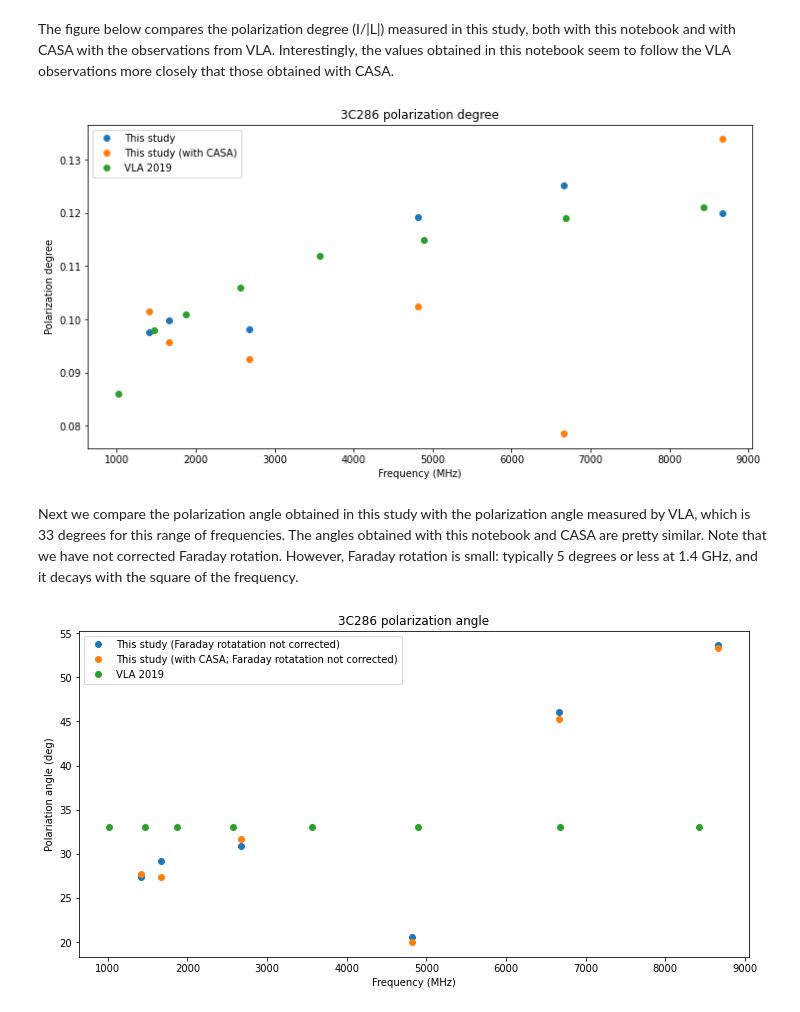
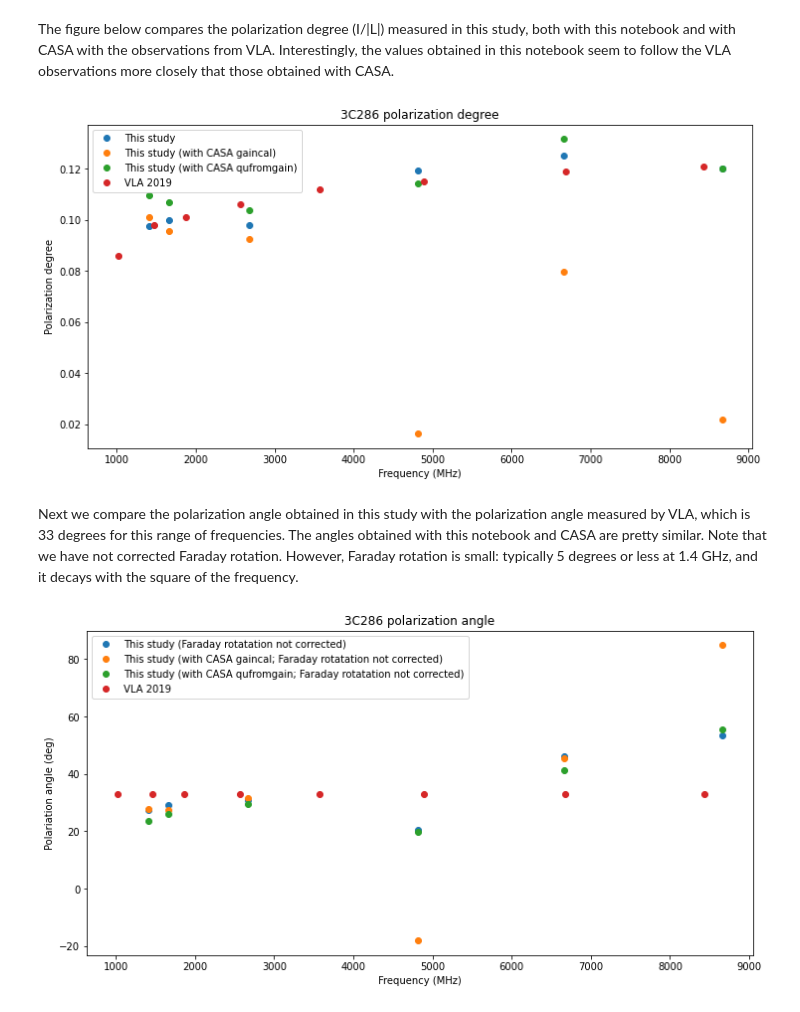
Before and after one commit to daniestevez/ata_notebooks, a Jupyter notebook: polarimetry/3c286/3C286 polarimetric interferometry.ipynb, the cells around one changed output. Cells and saved outputs as stored; diff of their text form; code cells hidden in the pictures.

```diff
--- a/polarimetry/3c286/3C286 polarimetric interferometry.ipynb
+++ b/polarimetry/3c286/3C286 polarimetric interferometry.ipynb
@@ -672,26 +669,37 @@ casa_angle = np.array([27.68144777, 27.38137797, 31.71887392, 20.00797201, 45.31
+# %%
+casa_angle_qu = np.array([23.507057433999449,  25.949832565084236,  29.403395983699539,
+                          19.847030953615345,  41.295285934832691,  55.379181191495874])
+casa_degree_qu = np.array([0.10964837801737846, 0.10703321991039637, 0.10377188206191162,
+                           0.11411986684632246, 0.13150417843288914, 0.11987295750164519])
+
+casa_degree = np.array([ 0.10110128, 0.09548244, 0.09262232, 0.01646812, 0.07988813, 0.02196702])
+casa_angle = np.array([27.66153898, 27.38628592, 31.75801954, -18.01464437, 45.47305983, 84.86771152])
 # %% [markdown]
 The figure below compares the polarization degree (I/|L|) measured in this study, both with this notebook and with CASA with the observations from VLA. Interestingly, the values obtained in this notebook seem to follow the VLA observations more closely that those obtained with CASA.
 # %%
 plt.plot(frequencies, [rho[f] for f in frequencies], 'o', label = 'This study')
-plt.plot(frequencies, casa_degree, 'o', label = 'This study (with CASA)')
+plt.plot(frequencies, casa_degree, 'o', label = 'This study (with CASA gaincal)')
+plt.plot(frequencies, casa_degree_qu, 'o', label = 'This study (with CASA qufromgain)')
 plt.plot(vla_freqs, vla_degree, 'o', label = 'VLA 2019')
 plt.ylabel('Polarization degree')
 plt.legend()
 plt.title('3C286 polarization degree')
 plt.xlabel('Frequency (MHz)');
 # %% [output]
-[figure, old version]
+[figure, new version]
 # %% [markdown]
 Next we compare the polarization angle obtained in this study with the polarization angle measured by VLA, which is 33 degrees for this range of frequencies. The angles obtained with this notebook and CASA are pretty similar. Note that we have not corrected Faraday rotation. However, Faraday rotation is small: typically 5 degrees or less at 1.4 GHz, and it decays with the square of the frequency.
 # %%
 plt.plot(frequencies, [np.rad2deg(theta0[f]) for f in frequencies], 'o',
             label = 'This study (Faraday rotatation not corrected)')
 plt.plot(frequencies, casa_angle, 'o',
-            label = 'This study (with CASA; Faraday rotatation not corrected)')
+            label = 'This study (with CASA gaincal; Faraday rotatation not corrected)')
+plt.plot(frequencies, casa_angle_qu, 'o',
+            label = 'This study (with CASA qufromgain; Faraday rotatation not corrected)')
 plt.plot(vla_freqs, vla_angle, 'o', label = 'VLA 2019')
 plt.legend()
 plt.title('3C286 polarization angle')
 plt.xlabel('Frequency (MHz)')
 plt.ylabel('Polariation angle (deg)');
 # %% [output]
-[figure, old version]
+[figure, new version]
```
Also changed, not shown: parts of 1 cell of this notebook.
